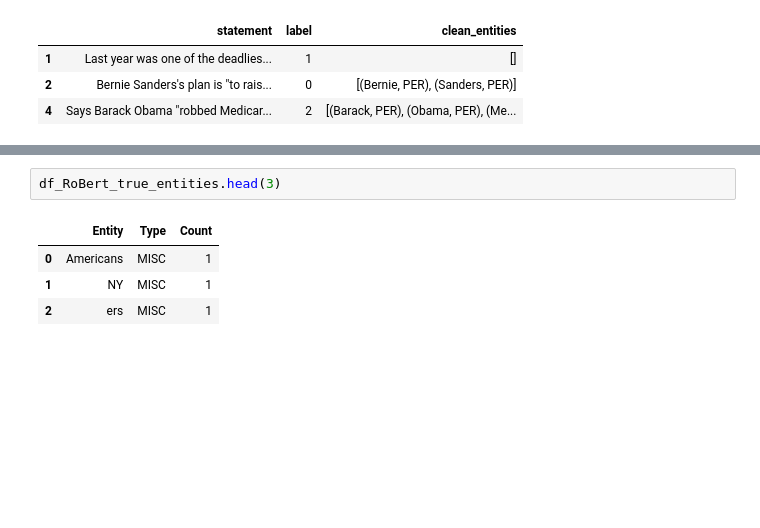
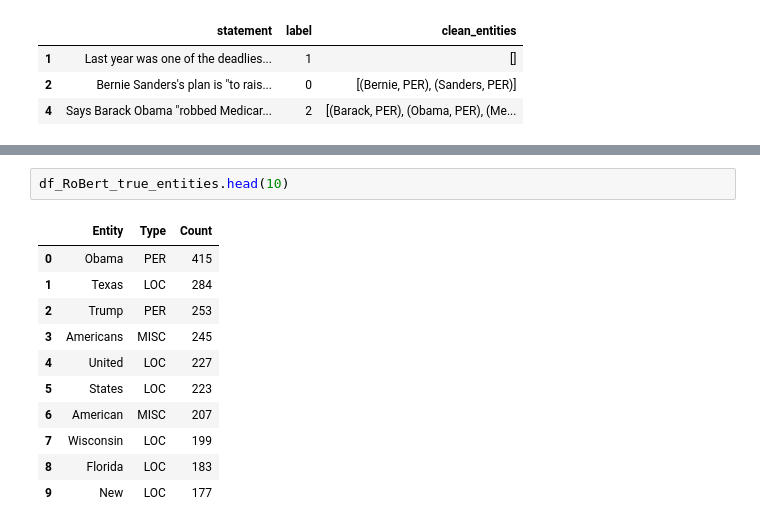
Before and after one commit to matusstanko/NLPD_18, a Jupyter notebook: part1.ipynb, the cells around one changed output, grey strips where cells are left out. Cells and saved outputs as stored; diff of their text form; blank space fills up the shorter version.

```diff
--- a/part1.ipynb
+++ b/part1.ipynb
@@ -135,10 +148,17 @@ df_RoBert_false_entities.head(3)
 # %%
-df_RoBert_true_entities.head(3)
+df_RoBert_true_entities.head(10)
 # %% [output]
 |  | Entity | Type | Count |
-| 0 | Americans | MISC | 1 |
-| 1 | NY | MISC | 1 |
-| 2 | ers | MISC | 1 |
+| 0 | Obama | PER | 415 |
+| 1 | Texas | LOC | 284 |
+| 2 | Trump | PER | 253 |
+| 3 | Americans | MISC | 245 |
+| 4 | United | LOC | 227 |
+| 5 | States | LOC | 223 |
+| 6 | American | MISC | 207 |
+| 7 | Wisconsin | LOC | 199 |
+| 8 | Florida | LOC | 183 |
+| 9 | New | LOC | 177 |
 # %%
 import numpy as np
 import matplotlib.pyplot as plt
```
Also changed, not shown: parts of 4 cells of this notebook.
